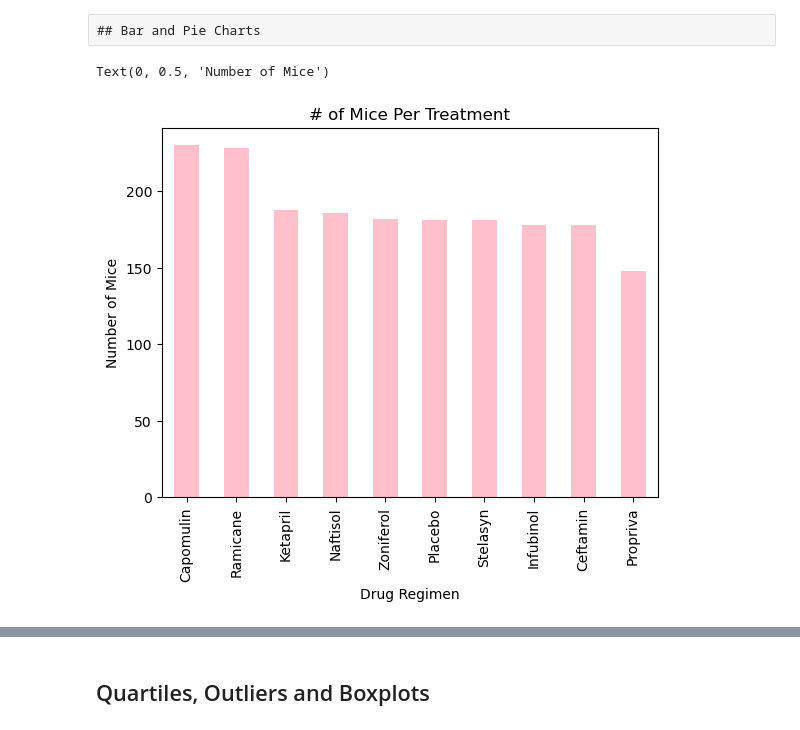
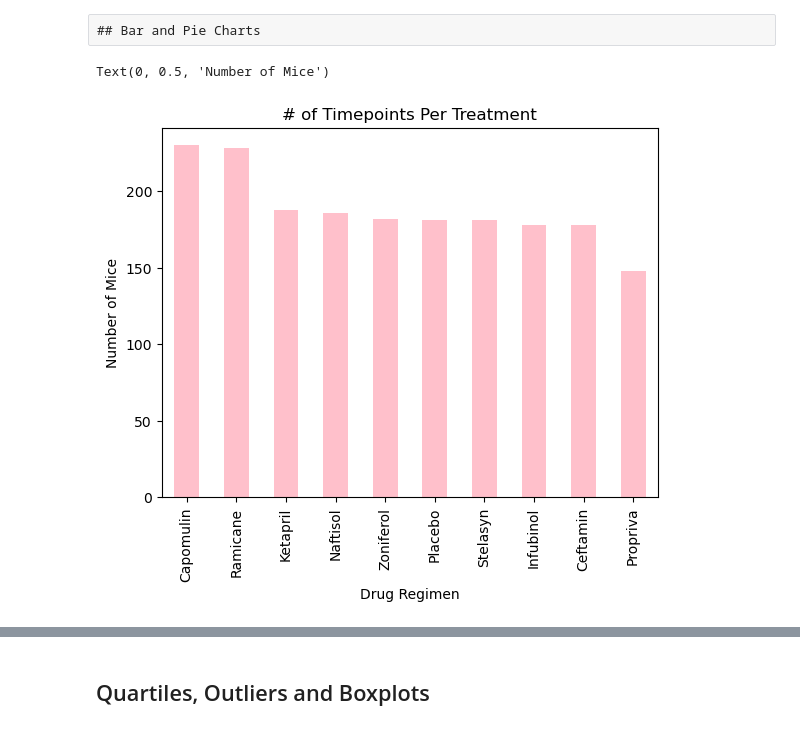
Before and after one commit to kristenfarabaugh/Matplotlib-Challenge, a Jupyter notebook: module_5_starter_code/Pymaceuticals/pymaceuticals_starter.ipynb, the cells around one changed output, grey strips where cells are left out. Saved outputs shown, nothing was run; the diff lists cells and outputs as text; code cells hidden in the pictures.

```diff
--- a/module_5_starter_code/Pymaceuticals/pymaceuticals_starter.ipynb
+++ b/module_5_starter_code/Pymaceuticals/pymaceuticals_starter.ipynb
@@ -138,12 +140,12 @@ Zoniferol     53.236507  51.818479  48.533355            6.966589  0.516398>
 # %%
 # Generate a bar plot showing the total number of timepoints for all mice tested for each drug regimen using Pandas.
 chart_df = clean_df["Drug Regimen"].value_counts()
-chart_df.plot.bar(x="Drug Regimen", color ="pink", title = "# of Mice Per Treatment")
+chart_df.plot.bar(x="Drug Regimen", color ="pink", title = "# of Timepoints Per Treatment")
 plt.xlabel("Drug Regimen")
 plt.ylabel("Number of Mice")
 # %% [output]
 Text(0, 0.5, 'Number of Mice')
-[figure, old version]
+[figure, new version]
 # %%
 # Generate a bar plot showing the total number of timepoints for all mice tested for each drug regimen using pyplot.
 treatment = clean_df["Drug Regimen"].unique()
```
Also changed, not shown: parts of 12 cells of this notebook, 1 other file.
